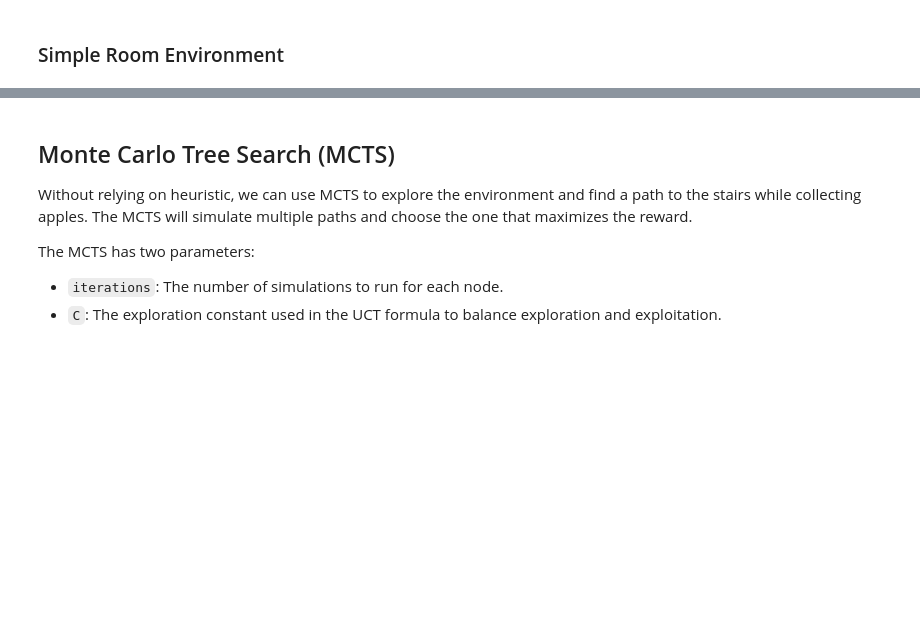
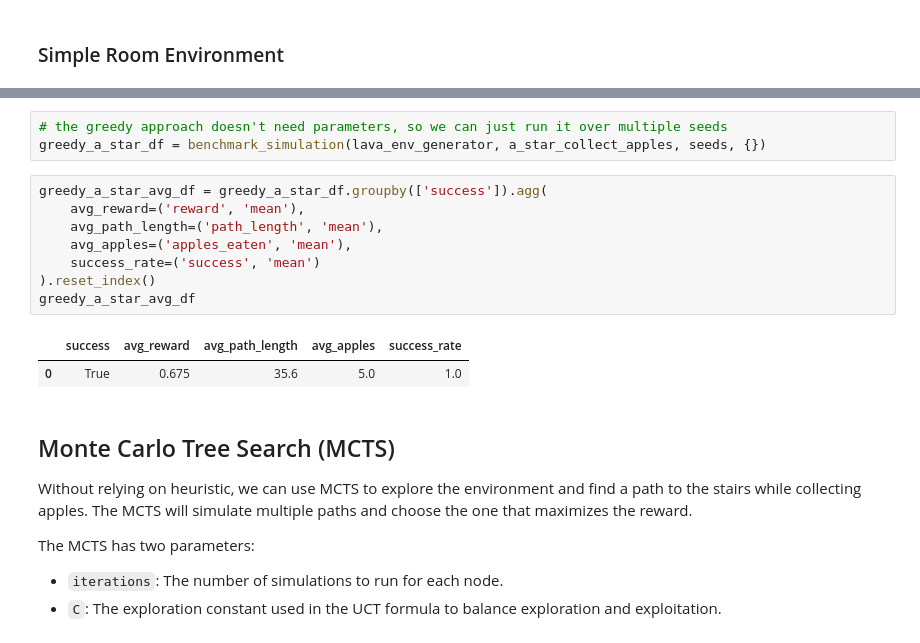
Before and after one commit to Alexthw46/AIF, a Jupyter notebook: Benchmark_Offline.ipynb, the cells around one changed output, grey strips where cells are left out. Cells and saved outputs as stored; diff of their text form; blank space fills up the shorter version.

```diff
--- a/Benchmark_Offline.ipynb
+++ b/Benchmark_Offline.ipynb
@@ -84,3 +134,17 @@ MovieWriter ffmpeg unavailable; using Pillow instead.
+# %%
+# the greedy approach doesn't need parameters, so we can just run it over multiple seeds
+greedy_a_star_df = benchmark_simulation(lava_env_generator, a_star_collect_apples, seeds, {})
+# %%
+greedy_a_star_avg_df = greedy_a_star_df.groupby(['success']).agg(
+    avg_reward=('reward', 'mean'),
+    avg_path_length=('path_length', 'mean'),
+    avg_apples=('apples_eaten', 'mean'),
+    success_rate=('success', 'mean')
+).reset_index()
+greedy_a_star_avg_df
+# %% [output]
+|  | success | avg_reward | avg_path_length | avg_apples | success_rate |
+| 0 | True | 0.675 | 35.6 | 5.0 | 1.0 |
 # %% [markdown]
 ## Monte Carlo Tree Search (MCTS)
 
```
Also changed, not shown: parts of 23 cells of this notebook, 10 other files.
